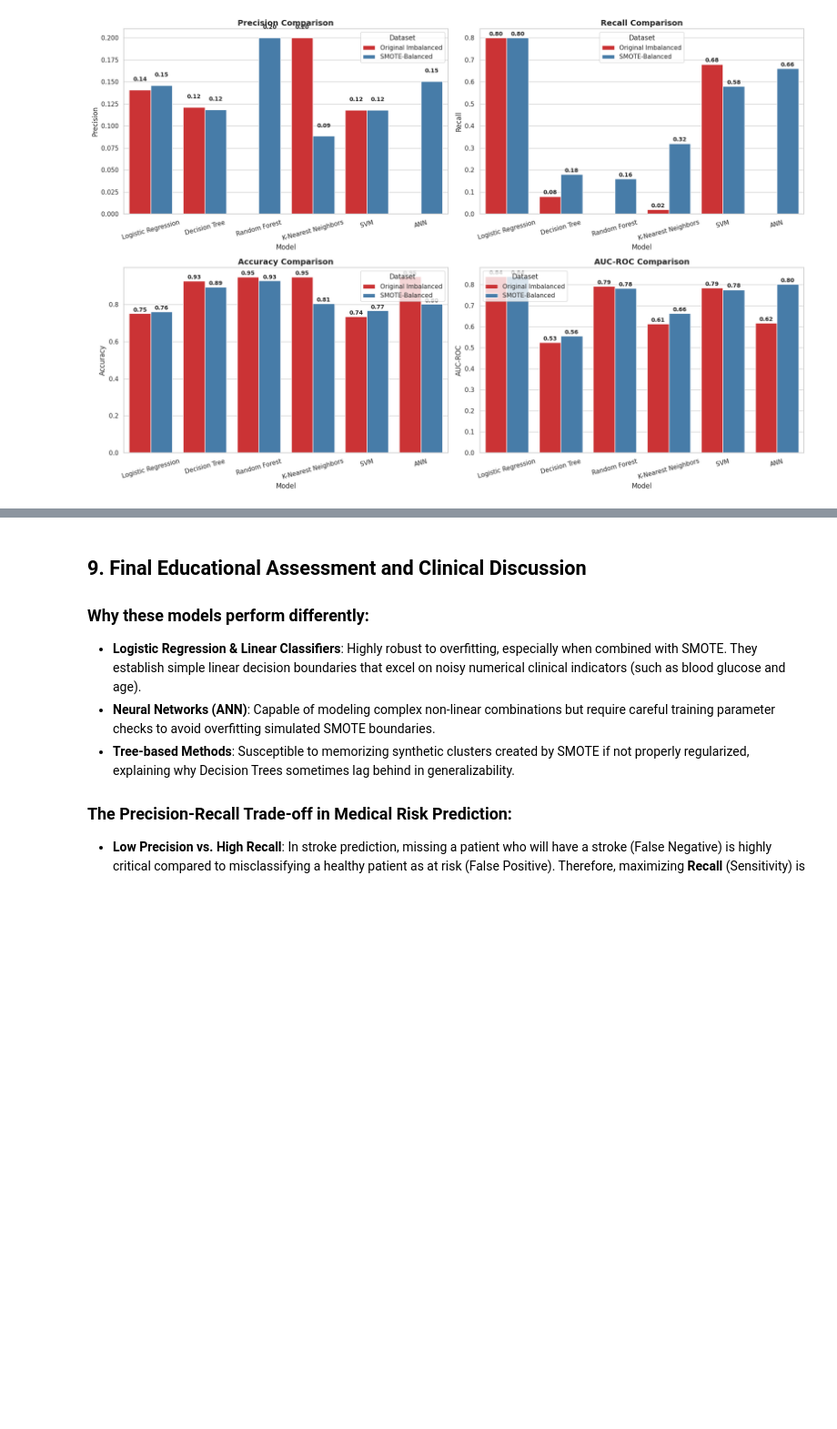
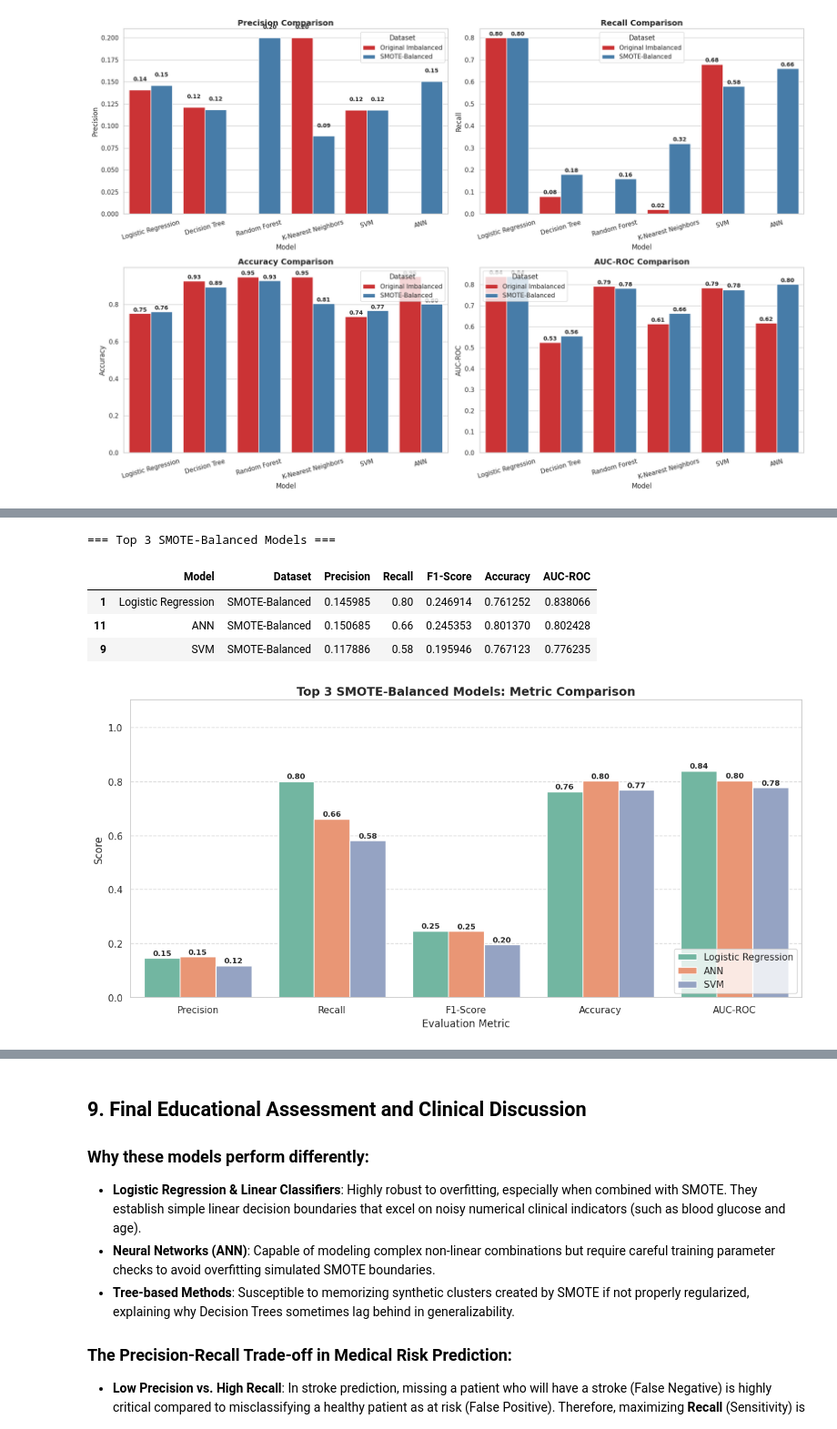
Before and after one commit to MindfulTechie-06/Ai-MoodJournal, a Jupyter notebook: Stroke_Risk_Prediction_using_Machine_Learning_&_ANNs_with_SMOTE.ipynb, the cells around one changed output, grey strips where cells are left out. Shown at 91% size. Saved outputs shown, nothing was run; the diff lists cells and outputs as text; code cells hidden in the pictures; blank space fills up the shorter version.

```diff
--- a/Stroke_Risk_Prediction_using_Machine_Learning_&_ANNs_with_SMOTE.ipynb
+++ b/Stroke_Risk_Prediction_using_Machine_Learning_&_ANNs_with_SMOTE.ipynb
@@ -446,0 +620,54 @@ plt.show()
+# %%
+import matplotlib.pyplot as plt
+import seaborn as sns
+import pandas as pd
+
+# Safely resolve models dictionary
+active_models = globals().get('models', globals().get('smote_models', {}))
+
+# Re-construct comparison_df if not in active memory namespace to avoid NameError
+if 'comparison_df' not in globals() or comparison_df is None:
+    rows = []
+    for name in active_models.keys():
+        orig = original_results.get(name, {})
+        sm = smote_results.get(name, {})
+        if orig and sm:
+            rows.append([name, 'Original Imbalanced', orig.get('Precision', 0), orig.get('Recall', 0), orig.get('F1-Score', 0), orig.get('Accuracy', 0), orig.get('AUC-ROC', 0)])
+            rows.append([name, 'SMOTE-Balanced', sm.get('Precision', 0), sm.get('Recall', 0), sm.get('F1-Score', 0), sm.get('Accuracy', 0), sm.get('AUC-ROC', 0)])
+    comparison_df = pd.DataFrame(rows, columns=['Model', 'Dataset', 'Precision', 'Recall', 'F1-Score', 'Accuracy', 'AUC-ROC'])
+
+# Filter SMOTE results & sort by F1-Score & AUC-ROC
+top_3_models = comparison_df[comparison_df['Dataset'] == 'SMOTE-Balanced'].sort_values(by=['F1-Score', 'AUC-ROC'], ascending=False).head(3)
+
+print("=== Top 3 SMOTE-Balanced Models ===")
+display(top_3_models)
+
+# Visualize Top 3 Models Grouped Bar Chart
+top_3_melted = top_3_models.melt(id_vars=['Model'], value_vars=['Precision', 'Recall', 'F1-Score', 'Accuracy', 'AUC-ROC'])
+
+plt.figure(figsize=(12, 6))
+sns.barplot(data=top_3_melted, x='variable', y='value', hue='Model', palette='Set2')
+plt.title("Top 3 SMOTE-Balanced Models: Metric Comparison", fontsize=14, fontweight='bold')
+plt.xlabel("Evaluation Metric")
+plt.ylabel("Score")
+plt.ylim(0, 1.1)
+plt.legend(loc='lower right')
+plt.grid(axis='y', linestyle='--', alpha=0.7)
+
+# Add labels to bars
+for p in plt.gca().patches:
+    height = p.get_height()
+    if height > 0.01:
+        plt.gca().text(p.get_x() + p.get_width()/2., height + 0.01,
+                       f"{height:.2f}", ha="center", fontsize=9, fontweight='bold')
+
+plt.tight_layout()
+plt.savefig('top_3_comparison.png', dpi=300)
+plt.show()
+# %% [output]
+=== Top 3 SMOTE-Balanced Models ===
+|  | Model | Dataset | Precision | Recall | F1-Score | Accuracy | AUC-ROC |
+| 1 | Logistic Regression | SMOTE-Balanced | 0.145985 | 0.80 | 0.246914 | 0.761252 | 0.838066 |
+| 11 | ANN | SMOTE-Balanced | 0.150685 | 0.66 | 0.245353 | 0.801370 | 0.802428 |
+| 9 | SVM | SMOTE-Balanced | 0.117886 | 0.58 | 0.195946 | 0.767123 | 0.776235 |
+[figure, added]
```
Also changed, not shown: parts of 6 cells of this notebook.
